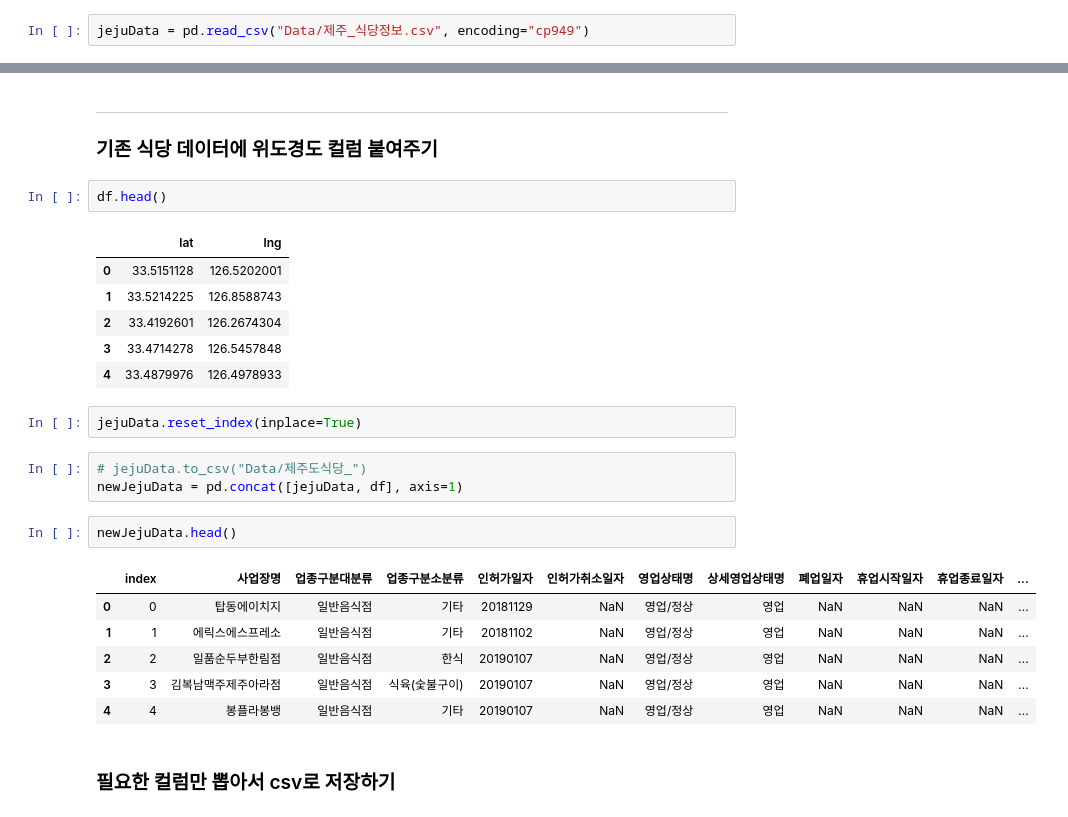
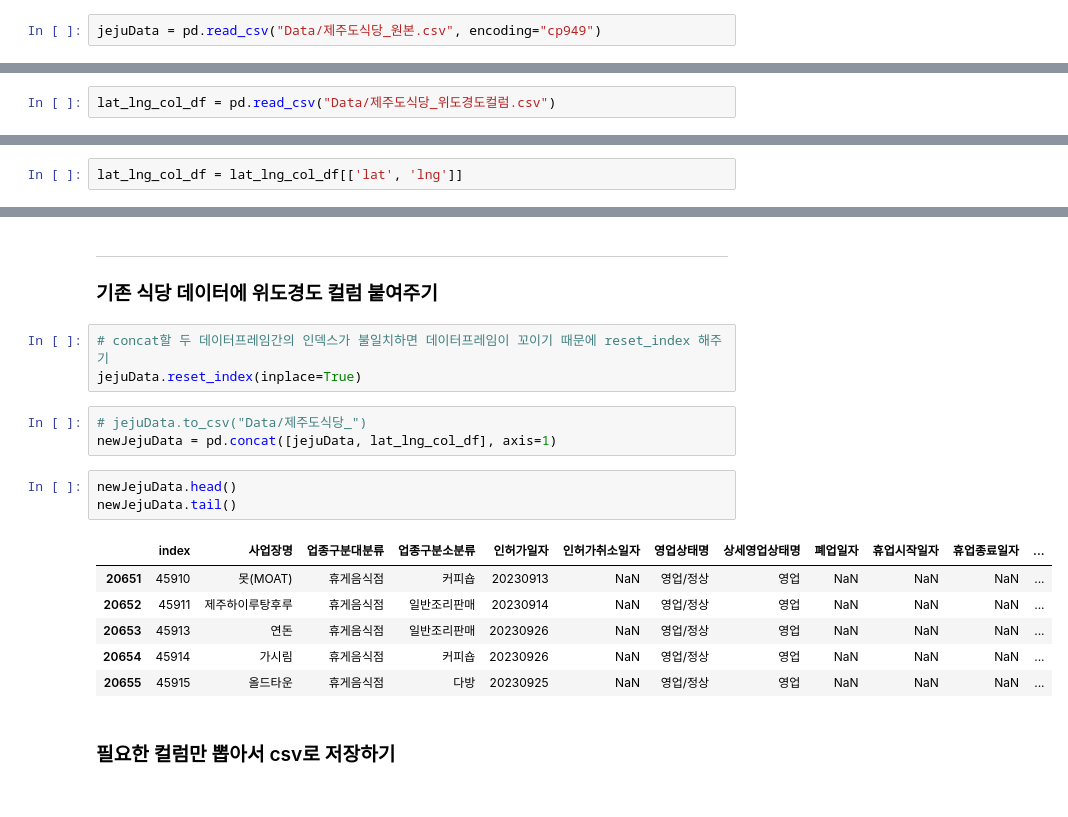
Before and after one commit to JejuTravelApp/DataAnalysis, a Jupyter notebook: TY_제주도식당_위도경도.ipynb, the cells around one changed output, grey strips where cells are left out. Saved outputs shown, nothing was run; the diff lists cells and outputs as text.

Commit message:
index없애고 csv 다시 저장

```diff
--- a/TY_제주도식당_위도경도.ipynb
+++ b/TY_제주도식당_위도경도.ipynb
@@ -9,5 +17,5 @@ import pandas as pd
 # %%
-jejuData = pd.read_csv("Data/제주_식당정보.csv", encoding="cp949")
+jejuData = pd.read_csv("Data/제주도식당_원본.csv", encoding="cp949")
 # %% [markdown]
 ---
 ### 데이터 확인해보기
@@ -190,0 +197,2 @@ df.to_csv("Data/제주도식당_위도경도컬럼.csv")
+# %%
+lat_lng_col_df = pd.read_csv("Data/제주도식당_위도경도컬럼.csv")
@@ -190,0 +201,2 @@ df.to_csv("Data/제주도식당_위도경도컬럼.csv")
+# %%
+lat_lng_col_df = lat_lng_col_df[['lat', 'lng']]
@@ -191,29 +205,22 @@ df.to_csv("Data/제주도식당_위도경도컬럼.csv")
 # %% [markdown]
 ---
 ### 기존 식당 데이터에 위도경도 컬럼 붙여주기
-# %%
-df.head()
-# %% [output]
-|  | lat | lng |
-| 0 | 33.5151128 | 126.5202001 |
-| 1 | 33.5214225 | 126.8588743 |
-| 2 | 33.4192601 | 126.2674304 |
-| 3 | 33.4714278 | 126.5457848 |
-| 4 | 33.4879976 | 126.4978933 |
-# %%
-jejuData.reset_index(inplace=True)
+# %%
+# concat할 두 데이터프레임간의 인덱스가 불일치하면 데이터프레임이 꼬이기 때문에 reset_index 해주기
+jejuData.reset_index(inplace=True)
 # %%
 # jejuData.to_csv("Data/제주도식당_")
-newJejuData = pd.concat([jejuData, df], axis=1)
+newJejuData = pd.concat([jejuData, lat_lng_col_df], axis=1)
 # %%
 newJejuData.head()
+newJejuData.tail()
 # %% [output]
 |  | index | 사업장명 | 업종구분대분류 | 업종구분소분류 | 인허가일자 | 인허가취소일자 | 영업상태명 | 상세영업상태명 | 폐업일자 | 휴업시작일자 | 휴업종료일자 | ... |
-| 0 | 0 | 탑동에이치지 | 일반음식점 | 기타 | 20181129 | NaN | 영업/정상 | 영업 | NaN | NaN | NaN | ... |
-| 1 | 1 | 에릭스에스프레소 | 일반음식점 | 기타 | 20181102 | NaN | 영업/정상 | 영업 | NaN | NaN | NaN | ... |
-| 2 | 2 | 일품순두부한림점 | 일반음식점 | 한식 | 20190107 | NaN | 영업/정상 | 영업 | NaN | NaN | NaN | ... |
-| 3 | 3 | 김복남맥주제주아라점 | 일반음식점 | 식육(숯불구이) | 20190107 | NaN | 영업/정상 | 영업 | NaN | NaN | NaN | ... |
-| 4 | 4 | 봉플라봉뱅 | 일반음식점 | 기타 | 20190107 | NaN | 영업/정상 | 영업 | NaN | NaN | NaN | ... |
+| 20651 | 45910 | 못(MOAT) | 휴게음식점 | 커피숍 | 20230913 | NaN | 영업/정상 | 영업 | NaN | NaN | NaN | ... |
+| 20652 | 45911 | 제주하이루탕후루 | 휴게음식점 | 일반조리판매 | 20230914 | NaN | 영업/정상 | 영업 | NaN | NaN | NaN | ... |
+| 20653 | 45913 | 연돈 | 휴게음식점 | 일반조리판매 | 20230926 | NaN | 영업/정상 | 영업 | NaN | NaN | NaN | ... |
+| 20654 | 45914 | 가시림 | 휴게음식점 | 커피숍 | 20230926 | NaN | 영업/정상 | 영업 | NaN | NaN | NaN | ... |
+| 20655 | 45915 | 올드타운 | 휴게음식점 | 다방 | 20230925 | NaN | 영업/정상 | 영업 | NaN | NaN | NaN | ... |
 # %% [markdown]
 ### 필요한 컬럼만 뽑아서 csv로 저장하기
 # %%
```
Also changed, not shown: parts of 6 cells of this notebook, 3 other files.
